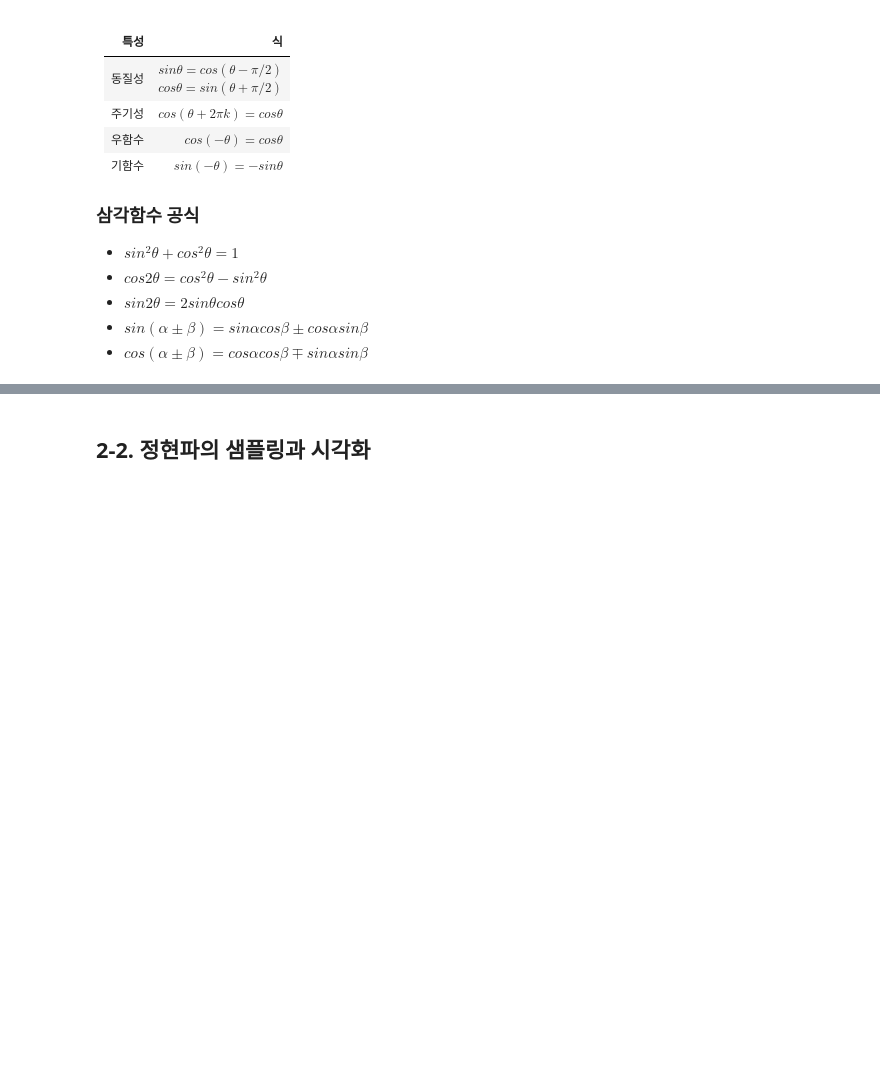
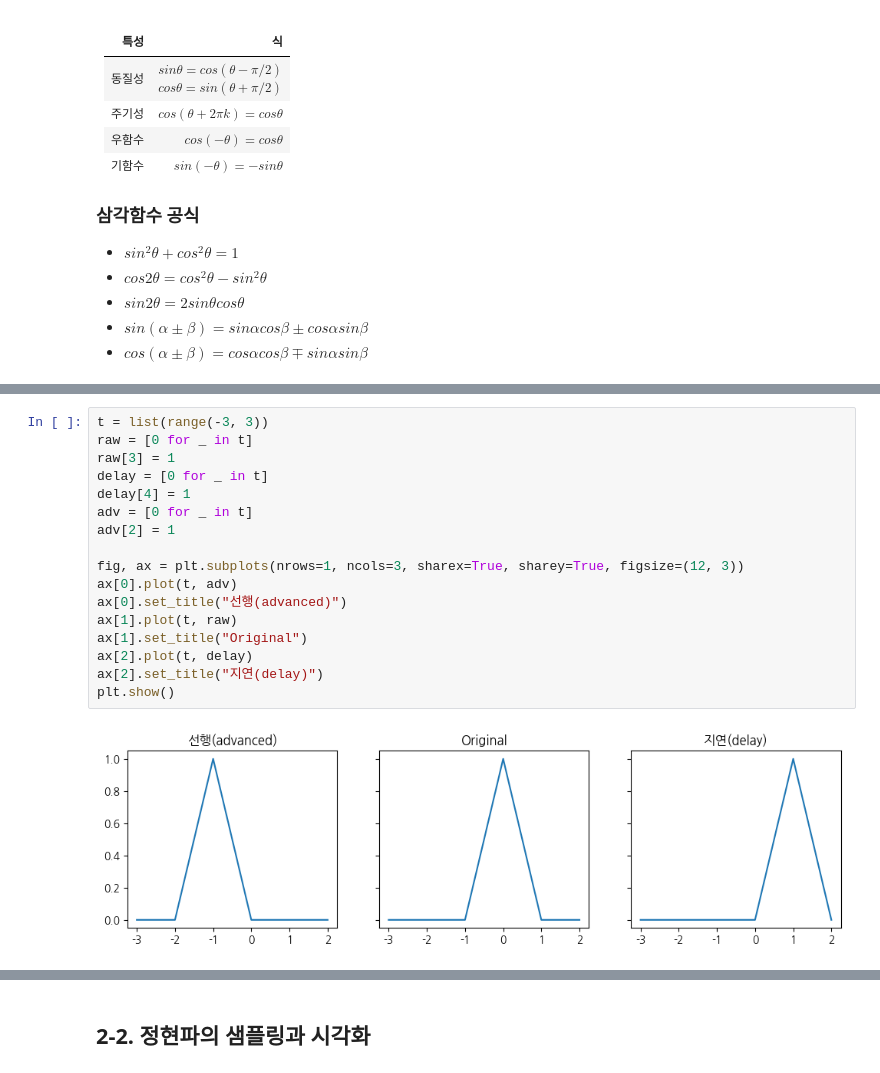
Before and after one commit to nuyhc/AudioFlogging, a Jupyter notebook: Part1. DSP/2_Sinusoids.ipynb, the cells around one changed output, grey strips where cells are left out. Saved outputs shown, nothing was run; the diff lists cells and outputs as text; blank space fills up the shorter version.

```diff
--- a/Part1. DSP/2_Sinusoids.ipynb
+++ b/Part1. DSP/2_Sinusoids.ipynb
@@ -51,0 +116,19 @@ plt.show()
+# %%
+t = list(range(-3, 3))
+raw = [0 for _ in t]
+raw[3] = 1
+delay = [0 for _ in t]
+delay[4] = 1
+adv = [0 for _ in t]
+adv[2] = 1
+
+fig, ax = plt.subplots(nrows=1, ncols=3, sharex=True, sharey=True, figsize=(12, 3))
+ax[0].plot(t, adv)
+ax[0].set_title("선행(advanced)")
+ax[1].plot(t, raw)
+ax[1].set_title("Original")
+ax[2].plot(t, delay)
+ax[2].set_title("지연(delay)")
+plt.show()
+# %% [output]
+[figure, added]
```
Also changed, not shown: parts of 8 cells of this notebook.
